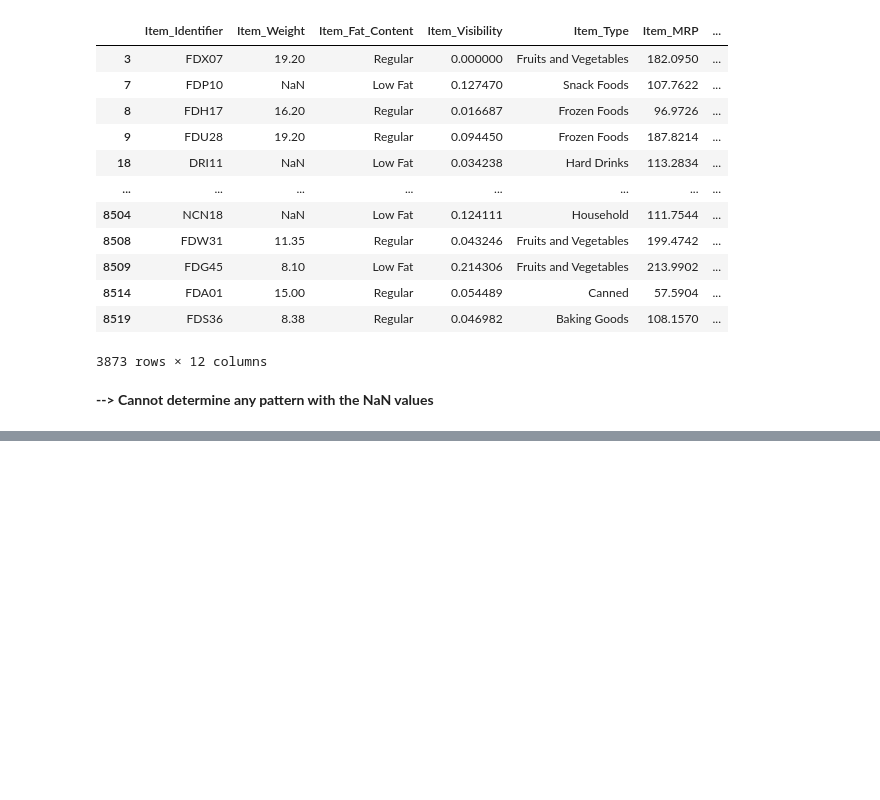
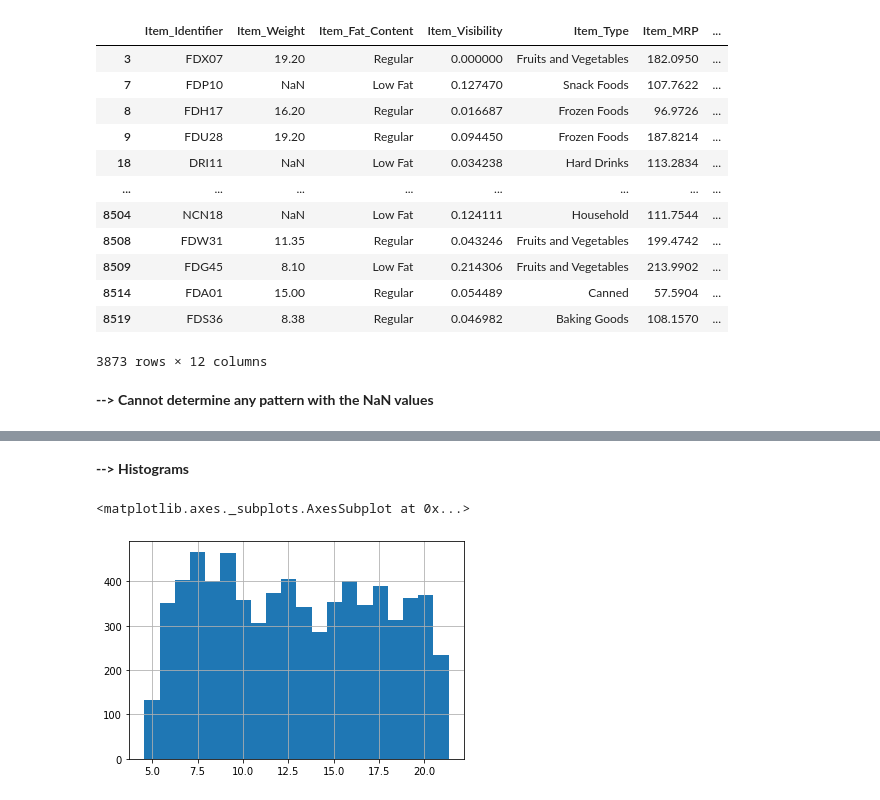
Before and after one commit to v-3sg/sales_predictions, a Jupyter notebook: sales_predictions.ipynb, the cells around one changed output, grey strips where cells are left out. Drawn from its saved outputs; the diff is of its cells as text; code cells hidden in the pictures; blank space fills up the shorter version.

```diff
--- a/sales_predictions.ipynb
+++ b/sales_predictions.ipynb
@@ -172,0 +184,10 @@ null_df
+# %% [markdown]
+**--> Histograms**
+# %%
+#histogram
+#item weight
+
+df['Item_Weight'].hist(bins = 20)
+# %% [output]
+<matplotlib.axes._subplots.AxesSubplot at 0x...>
+[figure, added]
```
Also changed, not shown: parts of 14 cells of this notebook.
